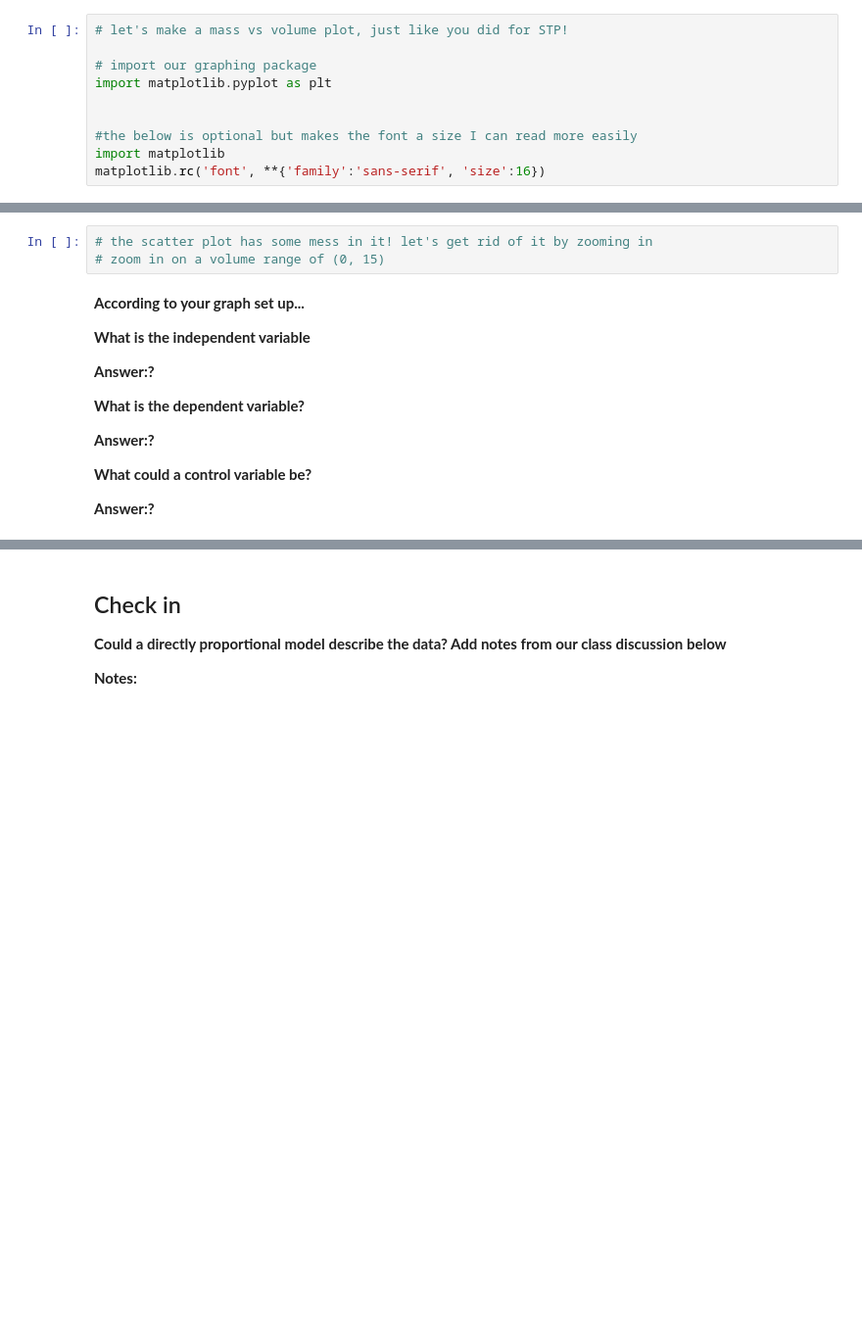
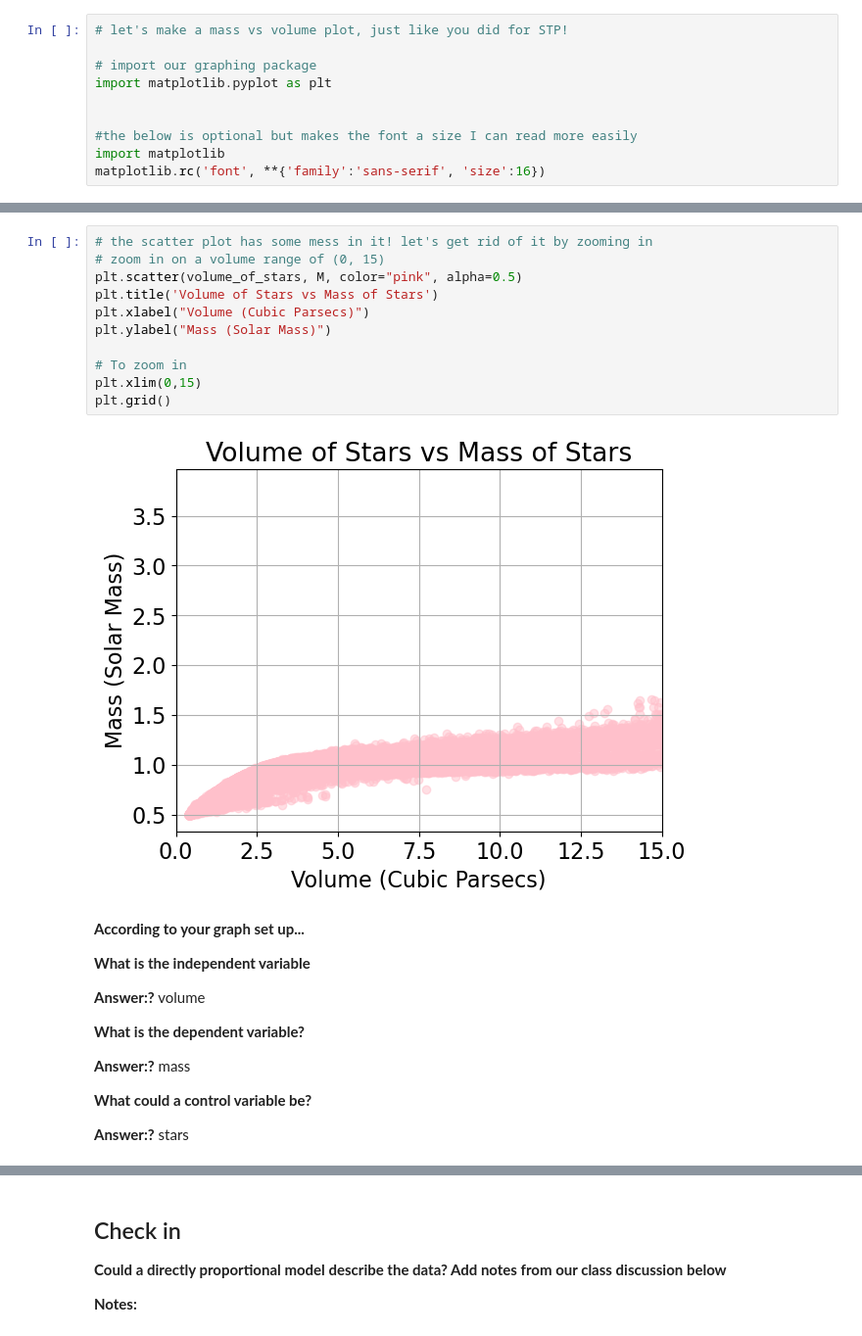
Before and after one commit to gflorencia13/CFR-2025, a Jupyter notebook: Astro/Blank/1 - Stars Pt2 .ipynb, the cells around one changed output, grey strips where cells are left out. Shown at 98% size. Cells and saved outputs as stored; diff of their text form; blank space fills up the shorter version.

```diff
--- a/Astro/Blank/1 - Stars Pt2 .ipynb
+++ b/Astro/Blank/1 - Stars Pt2 .ipynb
@@ -100,22 +105,32 @@ plt.title('')
 # %%
 # the scatter plot has some mess in it! let's get rid of it by zooming in
 # zoom in on a volume range of (0, 15)
+plt.scatter(volume_of_stars, M, color="pink", alpha=0.5)
+plt.title('Volume of Stars vs Mass of Stars')
+plt.xlabel("Volume (Cubic Parsecs)")
+plt.ylabel("Mass (Solar Mass)")
+
+# To zoom in
+plt.xlim(0,15)
+plt.grid()
+# %% [output]
+[figure, added]
 # %% [markdown]
 **According to your graph set up...**
 
 **What is the independent variable**
 
-**Answer:?**
+**Answer:?** volume
 
 
 **What is the dependent variable?**
 
-**Answer:?**
+**Answer:?** mass
 
 
 **What could a control variable be?**
 
-**Answer:?**
+**Answer:?** stars
 # %% [markdown]
 **Describe any pattern/trend (or lack of one) you see**
 
```
Also changed, not shown: parts of 9 cells of this notebook.
